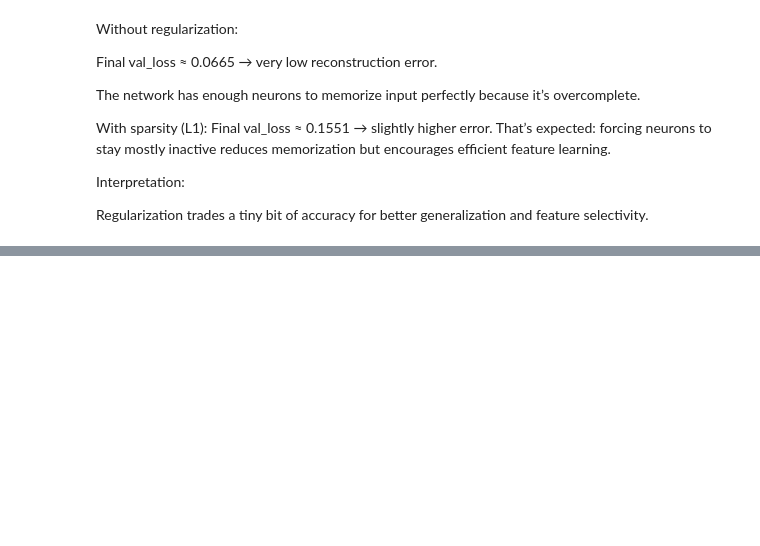
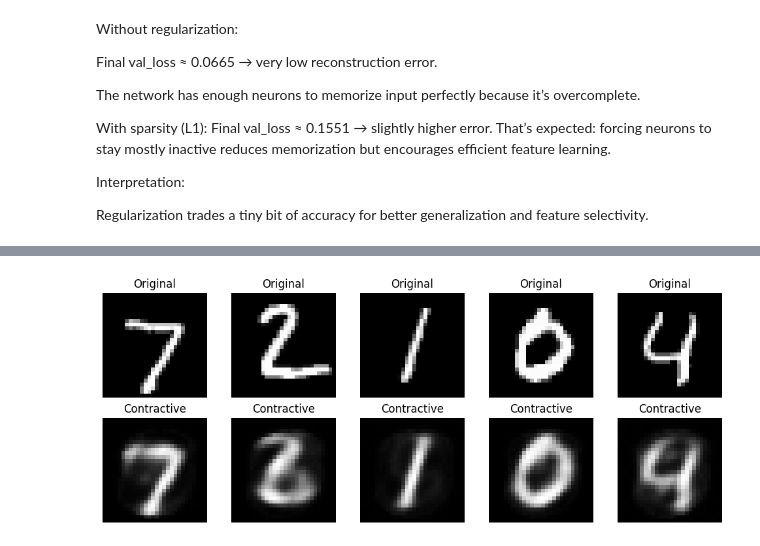
Before and after one commit to AMJAMAITHILI/DL_LAB, a Jupyter notebook: DL_WEEK11_1.ipynb, the cells around one changed output, grey strips where cells are left out. Drawn from its saved outputs; the diff is of its cells as text; code cells hidden in the pictures; blank space fills up the shorter version.

```diff
--- a/DL_WEEK11_1.ipynb
+++ b/DL_WEEK11_1.ipynb
@@ -261,0 +571,88 @@ plt.show()
+# %%
+import numpy as np
+import tensorflow as tf
+import matplotlib.pyplot as plt
+from tensorflow.keras.datasets import mnist
+from tensorflow.keras.layers import Input, Dense, Layer
+from tensorflow.keras.models import Model
+
+# 1. Load data
+(x_train, _), (x_test, _) = mnist.load_data()
+
+x_train = x_train.astype('float32') / 255.
+x_test = x_test.astype('float32') / 255.
+
+# Flatten
+x_train = x_train.reshape((len(x_train), 784))
+x_test = x_test.reshape((len(x_test), 784))
+
+# 2. Custom Contractive Layer
+class ContractiveDense(Layer):
+    def __init__(self, units, lam=1e-4, activation='sigmoid'):
+        super().__init__()
+        self.units = units
+        self.lam = lam
+        self.activation = tf.keras.activations.get(activation)
+
+    def build(self, input_shape):
+        self.W = self.add_weight(shape=(input_shape[-1], self.units),
+                                 initializer='glorot_uniform',
+                                 trainable=True)
+        self.b = self.add_weight(shape=(self.units,),
+                                 initializer='zeros',
+                                 trainable=True)
+
+    def call(self, x):
+        h = self.activation(tf.matmul(x, self.W) + self.b)
+
+        # derivative of sigmoid
+        dh = h * (1 - h)
+
+        # contractive penalty
+        contractive_loss = self.lam * tf.reduce_sum(tf.square(self.W)) * tf.reduce_mean(tf.square(dh))
+
+        self.add_loss(contractive_loss)
+        return h
+
+# 3. Model
+input_img = Input(shape=(784,))
+encoded = ContractiveDense(64, lam=1e-4)(input_img)
+decoded = Dense(784, activation='sigmoid')(encoded)
+
+contractive_autoencoder = Model(input_img, decoded)
+
+# 4. Compile (ONLY reconstruction loss here)
+contractive_autoencoder.compile(optimizer='adam', loss='mse')
+
+# 5. Train
+contractive_autoencoder.fit(
+    x_train, x_train,
+    epochs=10,
+    batch_size=256,
+    shuffle=True,
+    validation_data=(x_test, x_test)
+)
+
+# 6. Predict
+decoded_imgs = contractive_autoencoder.predict(x_test)
+
+# 7. Visualization
+n = 5
+plt.figure(figsize=(10, 4))
+
+for i in range(n):
+    ax = plt.subplot(2, n, i + 1)
+    plt.imshow(x_test[i].reshape(28, 28))
+    plt.title("Original")
+    plt.gray()
+    ax.axis('off')
+
+    ax = plt.subplot(2, n, i + 1 + n)
+    plt.imshow(decoded_imgs[i].reshape(28, 28))
+    plt.title("Contractive")
+    plt.gray()
+    ax.axis('off')
+
+plt.tight_layout()
+plt.show()
+# %% [output]
@@ -261,0 +676 @@ plt.show()
+[figure, added]
```
Also changed, not shown: parts of 15 cells of this notebook.
